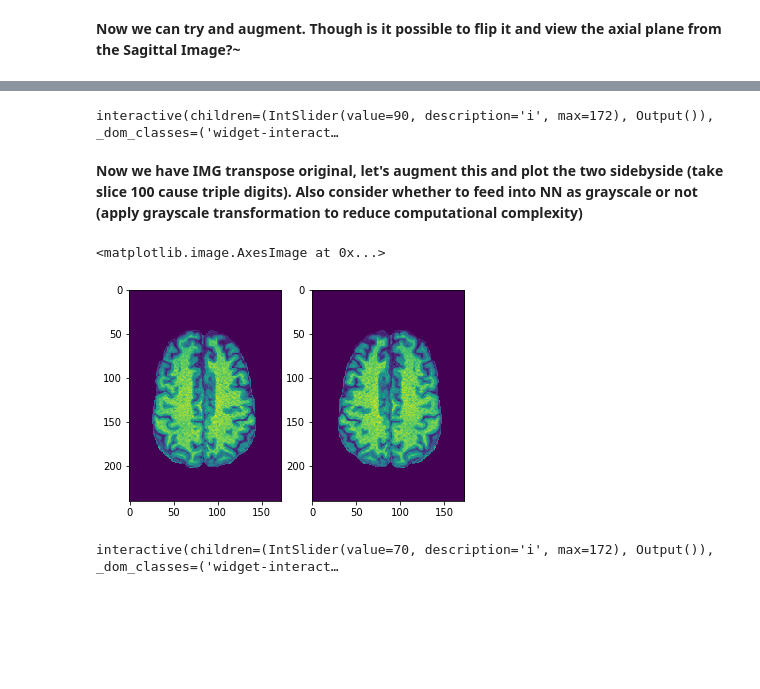
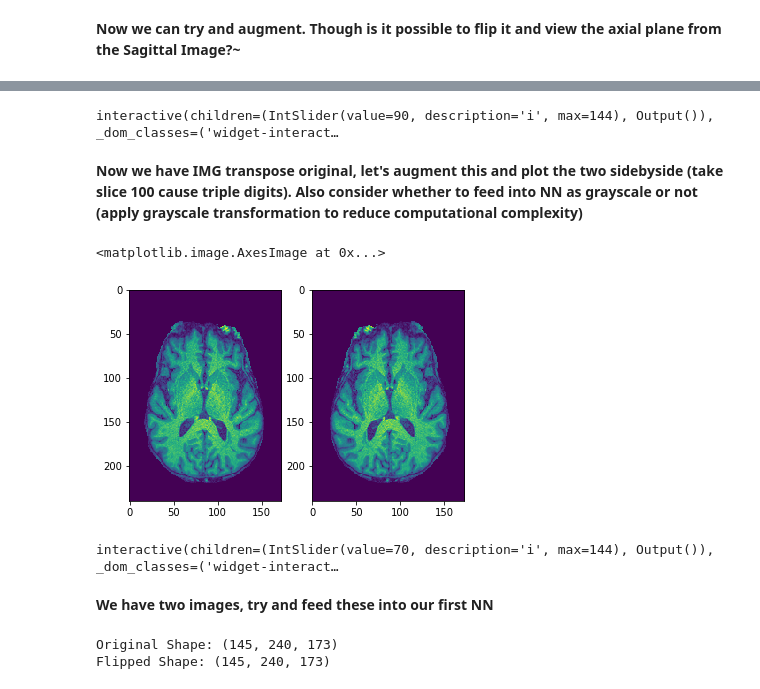
Before and after one commit to StevenVuong/MSc_Project, a Jupyter notebook: v2.ipynb, the cells around one changed output, grey strips where cells are left out. Drawn from its saved outputs; the diff is of its cells as text; code cells hidden in the pictures; blank space fills up the shorter version.

```diff
--- a/v2.ipynb
+++ b/v2.ipynb
@@ -280,8 +279,8 @@ def get_dcm_s(path):
       return next_path
 # %%
 # vertical then horizontal, go into first subject id
-path_p1 = (path + '/' + str(subject_ids[0])) # get first id
-path_p2 = (path_p1 + '/' + get_fs_dir(path_p1)) # get fs
+path_p1 = (path + '/' + str(subject_ids[0])) # get first id (this would be given from the list in pandas array)
+path_p2 = (path_p1 + '/' + get_grappa_dir(path_p1)) # get the right GRAPPA file
 path_p3 = (path_p2 + '/' + os.listdir(path_p2)[-1]) # get most recent scan
 path_p4 = (path_p3 + '/' + get_dcm_s(path_p3)) # pick the scan beginning with s
 
@@ -488,3 +519,5 @@ interactive(children=(IntSlider(value=0, description='i', max=172), Output()), _
+# %%
+img_transpose_original=img_transpose_original[35:180,:,:] # slice out parts that have no information
 # %%
 # try mask on the above after matrix op
 ext = Extractor()
@@ -494,25 +527,25 @@ ext = Extractor()
 prob = ext.run(img_transpose_original)  # confirms we do not even need to make a TAR file, can redesign our system
 
 # mask can be obtained as:
-mask = prob > 5e-2 # may have to adjust this value, make a mask out of it, 1e-3 seems to do well
+mask = prob > 1e-3 # may have to adjust this value, make a mask out of it, 1e-3 seems to do well
 # %%
 img_transpose_original[~mask] = 0 # apply the mask itself
 # %%
-interact(g, i=widgets.IntSlider(min=0,max=(len(img)-1),step=1,value=90)); # plots our axial view, this is it
+interact(g, i=widgets.IntSlider(min=0,max=(len(img_transpose_original)-1),step=1,value=90)); # plots our axial view, this is it
 # %% [output]
-interactive(children=(IntSlider(value=90, description='i', max=172), Output()), _dom_classes=('widget-interact…
+interactive(children=(IntSlider(value=90, description='i', max=144), Output()), _dom_classes=('widget-interact…
 # %% [markdown]
 **Now we have IMG transpose original, let's augment this and plot the two sidebyside (take slice 100 cause triple digits). Also consider whether to feed into NN as grayscale or not (apply grayscale transformation to reduce computational complexity)**
 # %%
-rotated_image = np.flip(img_transpose_original[70,:,:], 1) # got this flipped. Works
+flipped_image = np.flip(img_transpose_original[70,:,:], 1) # got this flipped. Works
 # %%
 plt.subplot(1, 2, 1)
 plt.imshow(img_transpose_original[70,:,:])
 
 plt.subplot(1, 2, 2)
-plt.imshow(rotated_image)
+plt.imshow(flipped_image)
 # %% [output]
 <matplotlib.image.AxesImage at 0x...>
-[figure, old version]
+[figure, new version]
 # %%
 image_transpose_flipped = []
@@ -528,6 +561,14 @@ def g(i): # basic slideshow plot to get an idea of the effectiveness of the mask
     plt.show()
     return None
 # %%
-interact(g, i=widgets.IntSlider(min=0,max=(len(img)-1),step=1,value=70)); # we have our flipped array
+interact(g, i=widgets.IntSlider(min=0,max=(len(image_transpose_flipped)-1),step=1,value=70)); # we have our flipped array
 # %% [output]
-interactive(children=(IntSlider(value=70, description='i', max=172), Output()), _dom_classes=('widget-interact…
+interactive(children=(IntSlider(value=70, description='i', max=144), Output()), _dom_classes=('widget-interact…
+# %% [markdown]
+**We have two images, try and feed these into our first NN**
+# %%
+print ("Original Shape: %s " % (np.shape(img_transpose_original),))
+print ("Flipped Shape: %s " % (np.shape(image_transpose_flipped),))
+# %% [output]
+Original Shape: (145, 240, 173)
+Flipped Shape: (145, 240, 173)
```
Also changed, not shown: parts of 48 cells of this notebook.
